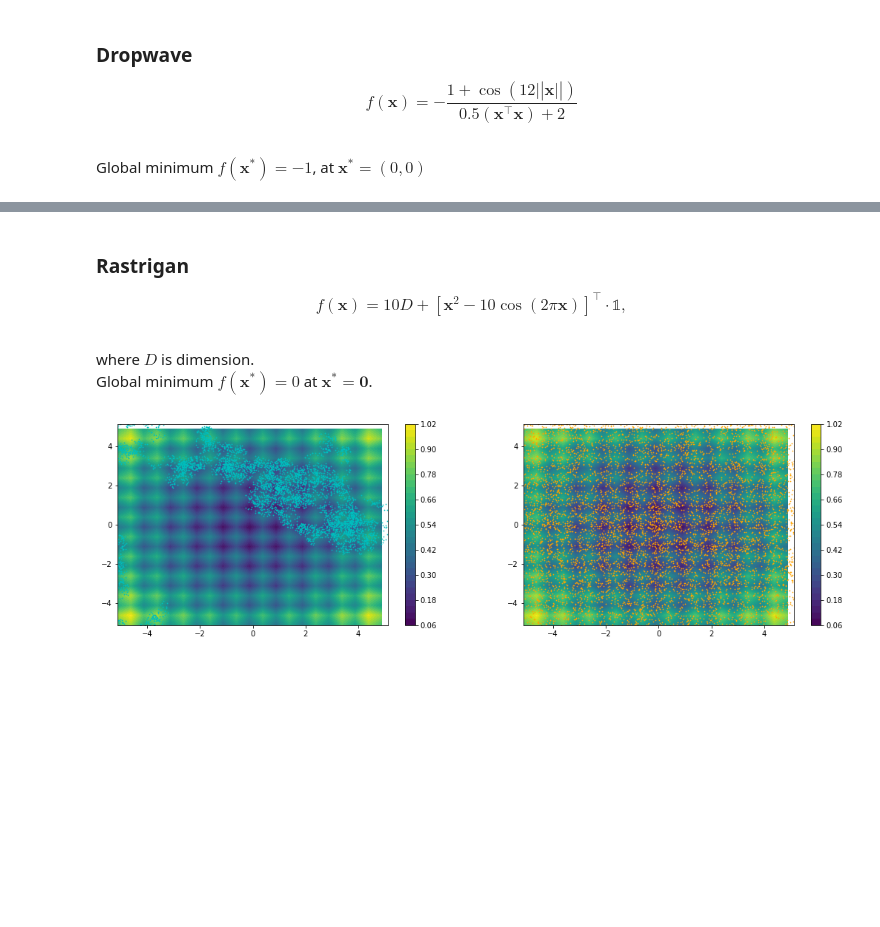
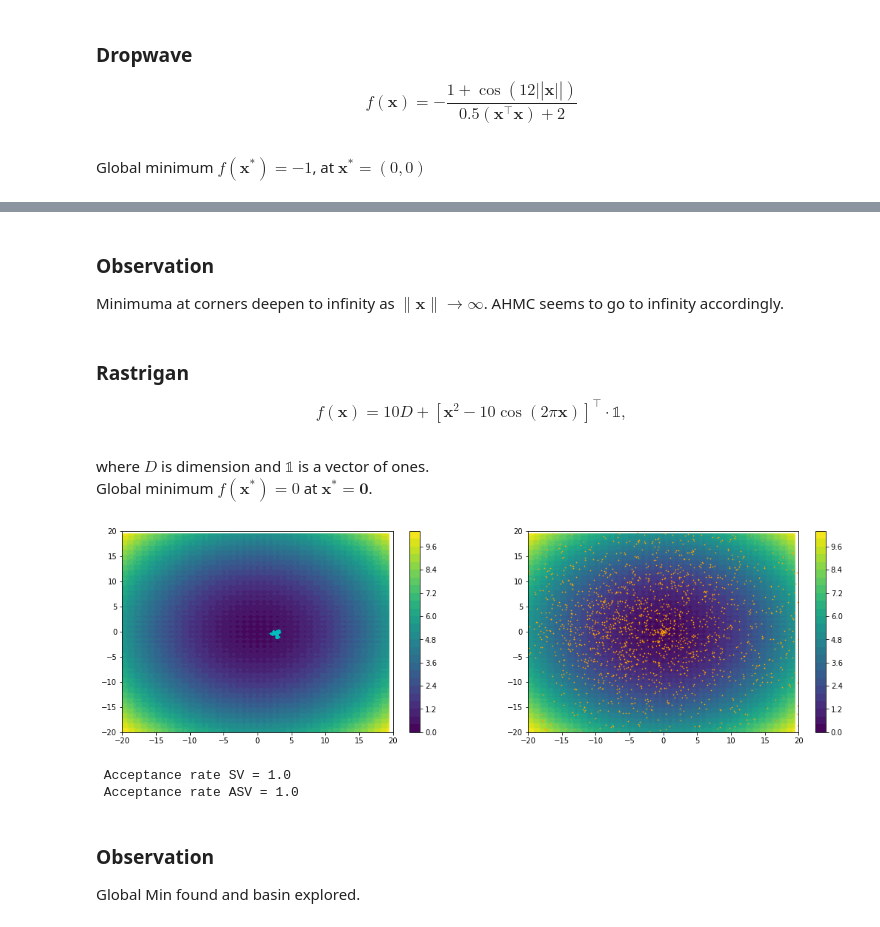
Before and after one commit to BrianWhiteaker/HMC, a Jupyter notebook: Class_Dev.ipynb, the cells around one changed output, grey strips where cells are left out. Saved outputs shown, nothing was run; the diff lists cells and outputs as text; code cells hidden in the pictures; blank space fills up the shorter version.

Commit message:
cleaned code more, added observations

```diff
--- a/Class_Dev.ipynb
+++ b/Class_Dev.ipynb
@@ -442,29 +525,29 @@ Global minimum $f(\mathbf{x}^*)=-19.021$ at four corners.
 # %%
-H = .05
+H = .01
 sv = SV(Holder,H,D)
 hmc = HMC(sv.sv1, K, Holder, D)
-Nprops = 20000
+Nprops = 1000
 
 q0 = torch.Tensor([[5.],[5.]])
-samplesSV = np.zeros((D,Nprops))
+samplesSV_Holder = np.zeros((D,Nprops))
 acceptance_countSV = 0
 
 for n in tqdm.tqdm(range(Nprops)):
     q0, accFlag = hmc.sample(q0)
     if(accFlag):
         acceptance_countSV += 1
-    samplesSV[:,n] = q0.numpy()[:,0]
+    samplesSV_Holder[:,n] = q0.numpy()[:,0]
 # %%
 #Sigma-b
 asv = ASV(gradient, K, Holder, Sb, dSb, H, D)
 hmc = HMC(asv.asv1, K, Holder, D)
 q0 = torch.Tensor([[5.],[5.]])
-samplesASVb = np.zeros((D,Nprops))
+samplesASV_Holder = np.zeros((D,Nprops))
 acceptance_countASV = 0
 
 for n in tqdm.tqdm(range(Nprops)):
-    q0, accFlag = hmc.sample(q0, 1, True)
+    q0, accFlag = hmc.sample(q0, .5 ,1, True)
     if(accFlag):
         acceptance_countASV += 1
-    samplesASVb[:,n] = q0.numpy()[:,0]
+    samplesASV_Holder[:,n] = q0.numpy()[:,0]
 # %%
@@ -497,59 +585,70 @@ plt.show()
+# %% [markdown]
+### Observation
+Minimuma at corners deepen to infinity as $\lVert \mathbf{x}\rVert \rightarrow \infty$. AHMC seems to go to infinity accordingly.
 # %% [markdown]
 ### Rastrigan
 
 $$f(\mathbf{x}) = 10 D + [\mathbf{x}^2 - 10 \cos(2\pi\mathbf{x})]^{\top}\cdot\mathbb{1},$$<br>
-where $D$ is dimension.<br>
+where $D$ is dimension and $\mathbb{1}$ is a vector of ones.<br>
 Global minimum $f(\mathbf{x}^*)=0$ at $\mathbf{x}^* = \mathbf{0}$.
 # %%
+H = .01
+Nprops = 2000
 sv = SV(Rastrigin,H,D)
 hmc = HMC(sv.sv1, K, Rastrigin, D)
-Nprops = 20000
 
 q0 = torch.Tensor([[3.],[0.]])
-samplesSV = np.zeros((D,Nprops))
+samplesSV_Rast = np.zeros((D,Nprops))
 acceptance_countSV = 0
 
 for n in tqdm.tqdm(range(Nprops)):
     q0, accFlag = hmc.sample(q0)
     if(accFlag):
         acceptance_countSV += 1
-    samplesSV[:,n] = q0.numpy()[:,0]
+    samplesSV_Rast[:,n] = q0.numpy()[:,0]
 # %%
 #Sigma-b
 asv = ASV(gradient, K, Rastrigin, Sb, dSb, H, D)
 hmc = HMC(asv.asv1, K, Rastrigin, D)
 q0 = torch.Tensor([[3.],[0.]])
-samplesASVb = np.zeros((D,Nprops))
+samplesASV_Rast = np.zeros((D,Nprops))
 acceptance_countASV = 0
 
 for n in tqdm.tqdm(range(Nprops)):
     q0, accFlag = hmc.sample(q0, 1, True)
     if(accFlag):
         acceptance_countASV += 1
-    samplesASVb[:,n] = q0.numpy()[:,0]
+    samplesASV_Rast[:,n] = q0.numpy()[:,0]
 # %%
-bnd = 5.12
+bnd = 20
 delta = .5
 
 x = np.arange(-bnd, bnd, delta)
 y = np.arange(-bnd, bnd, delta)
 X, Y = np.meshgrid(x, y)
 
 Z = (10*D + (X**2 -10*np.cos(2*np.pi*X)) + (Y**2 -10*np.cos(2*np.pi*Y)))
 fig, ax = plt.subplots(1,2,figsize=(18,5))
 
 cs0 = ax[0].contourf(X, Y, Z/77.3, levels=30)
 fig.colorbar(cs0, ax=ax[0])
-ax[0].scatter(samplesSV[0,:],samplesSV[1,:], s=.5, c='c')
+ax[0].scatter(samplesSV_Rast[0,:],samplesSV_Rast[1,:], s=.5, c='c')
 ax[0].set_xlim(-bnd,bnd)
 ax[0].set_ylim(-bnd,bnd)
 
 cs1 = ax[1].contourf(X, Y, Z/77.3, levels=30)
 fig.colorbar(cs1, ax=ax[1])
-ax[1].scatter(samplesASVb[0,:],samplesASVb[1,:], s=.5, c= 'orange')
-ax[1].set_xlim(-bnd,bnd)
+ax[1].scatter(samplesASV_Rast[0,:],samplesASV_Rast[1,:], s=.5, c= 'orange')
+ax[1].set_xlim(-bnd,bnd)#
 ax[1].set_ylim(-bnd,bnd)
 
 plt.show()
+print(f' Acceptance rate SV = {acceptance_countSV/Nprops}')
+print(f' Acceptance rate ASV = {acceptance_countASV/Nprops}')
 # %% [output]
-[figure, old version]
+[figure, new version]
+ Acceptance rate SV = 1.0
+ Acceptance rate ASV = 1.0
+# %% [markdown]
+### Observation
+Global Min found and basin explored.
```
Also changed, not shown: parts of 22 cells of this notebook.
